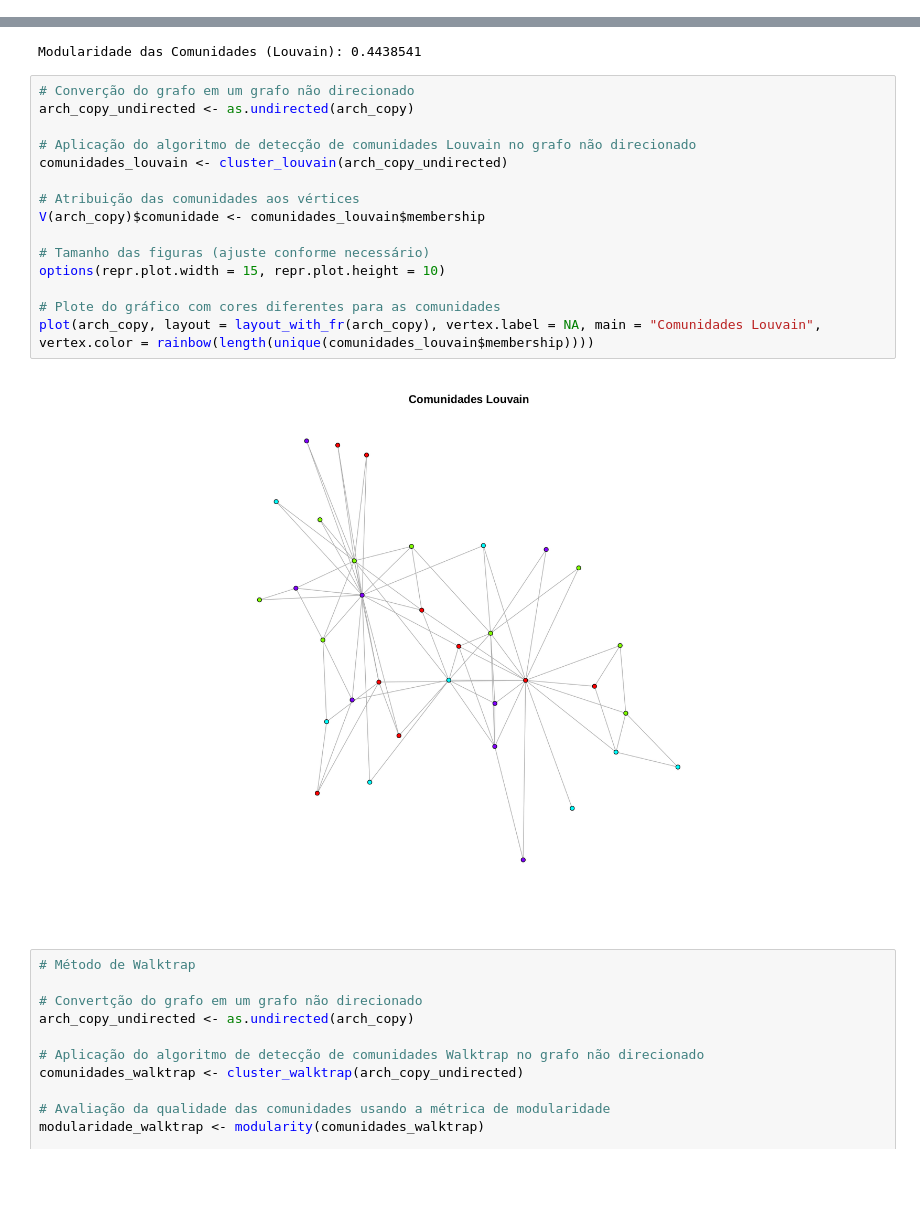
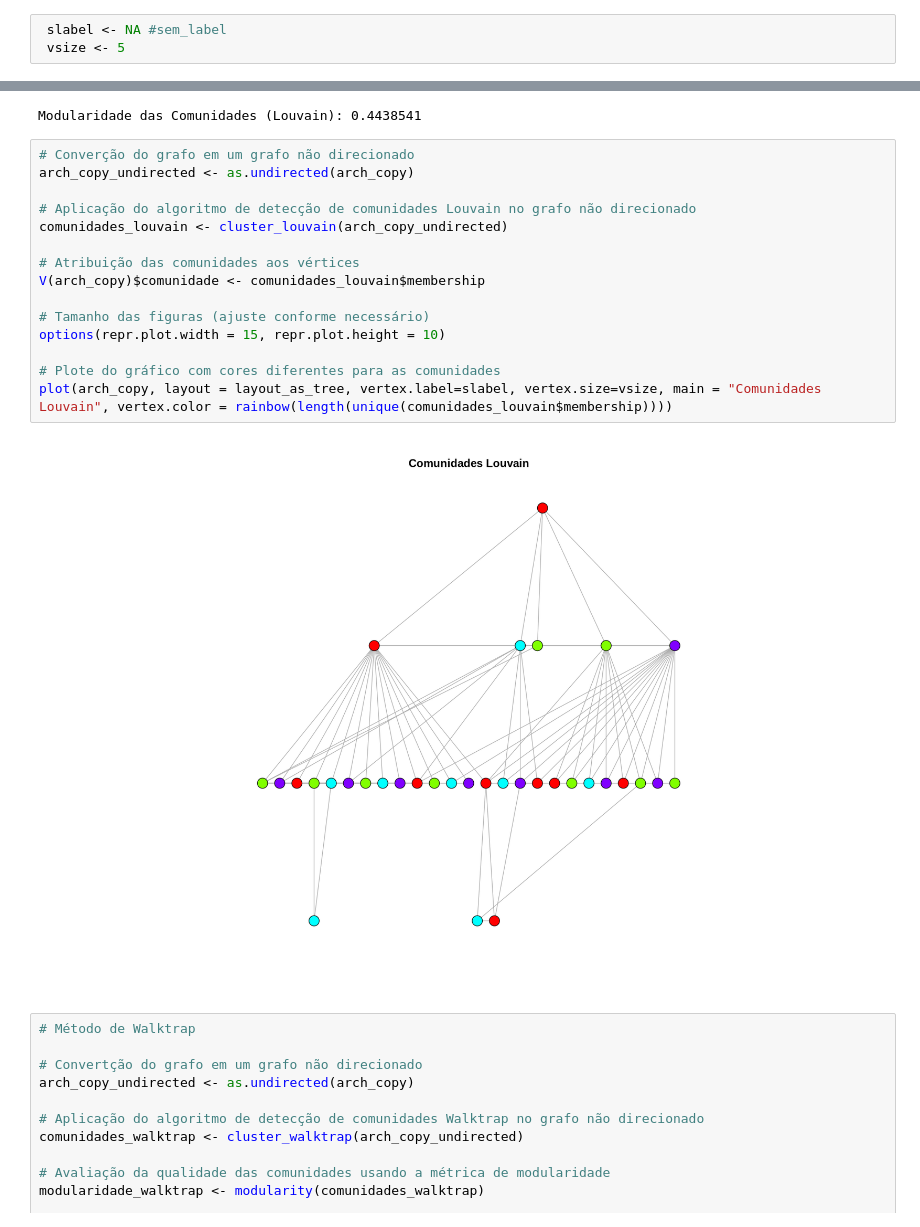
Before and after one commit to dsgaldino/Metodos_Analiticos_Redes_Sociais, a Jupyter notebook: karatekas_zachary.ipynb, the cells around one changed output, grey strips where cells are left out. Saved outputs shown, nothing was run; the diff lists cells and outputs as text; blank space fills up the shorter version.

```diff
--- a/karatekas_zachary.ipynb
+++ b/karatekas_zachary.ipynb
@@ -54,6 +37,9 @@ zachary <- read.graph('zachary.txt', 'ncol', directed = FALSE)
 # %%
 # Cópias da rede e dos nós
 arch_copy <- zachary
+# %%
+ slabel <- NA #sem_label
+ vsize <- 5
 # %% [markdown]
 ## Respostas
 # %% [markdown]
@@ -248,20 +265,20 @@ Modularidade das Comunidades (Louvain): 0.4438541
 # %%
 # Converção do grafo em um grafo não direcionado
 arch_copy_undirected <- as.undirected(arch_copy)
 
 # Aplicação do algoritmo de detecção de comunidades Louvain no grafo não direcionado
 comunidades_louvain <- cluster_louvain(arch_copy_undirected)
 
 # Atribuição das comunidades aos vértices
 V(arch_copy)$comunidade <- comunidades_louvain$membership
 
 # Tamanho das figuras (ajuste conforme necessário)
 options(repr.plot.width = 15, repr.plot.height = 10)
 
 # Plote do gráfico com cores diferentes para as comunidades
-plot(arch_copy, layout = layout_with_fr(arch_copy), vertex.label = NA, main = "Comunidades Louvain", vertex.color = rainbow(length(unique(comunidades_louvain$membership))))
+plot(arch_copy, layout = layout_as_tree, vertex.label=slabel, vertex.size=vsize, main = "Comunidades Louvain", vertex.color = rainbow(length(unique(comunidades_louvain$membership))))
 # %% [output]
-[figure, old version]
+[figure, new version]
 # %%
 # Método de Walktrap
 
```
Also changed, not shown: parts of 15 cells of this notebook.
